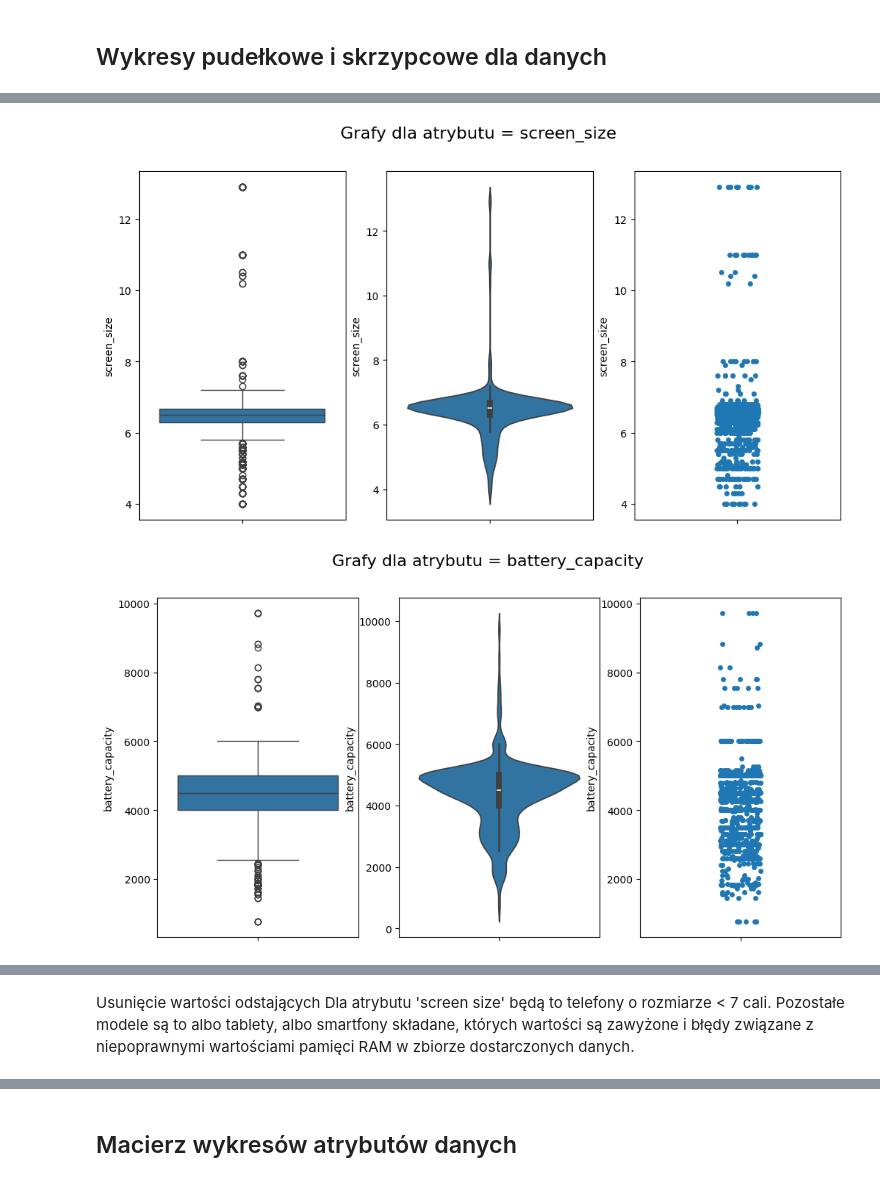
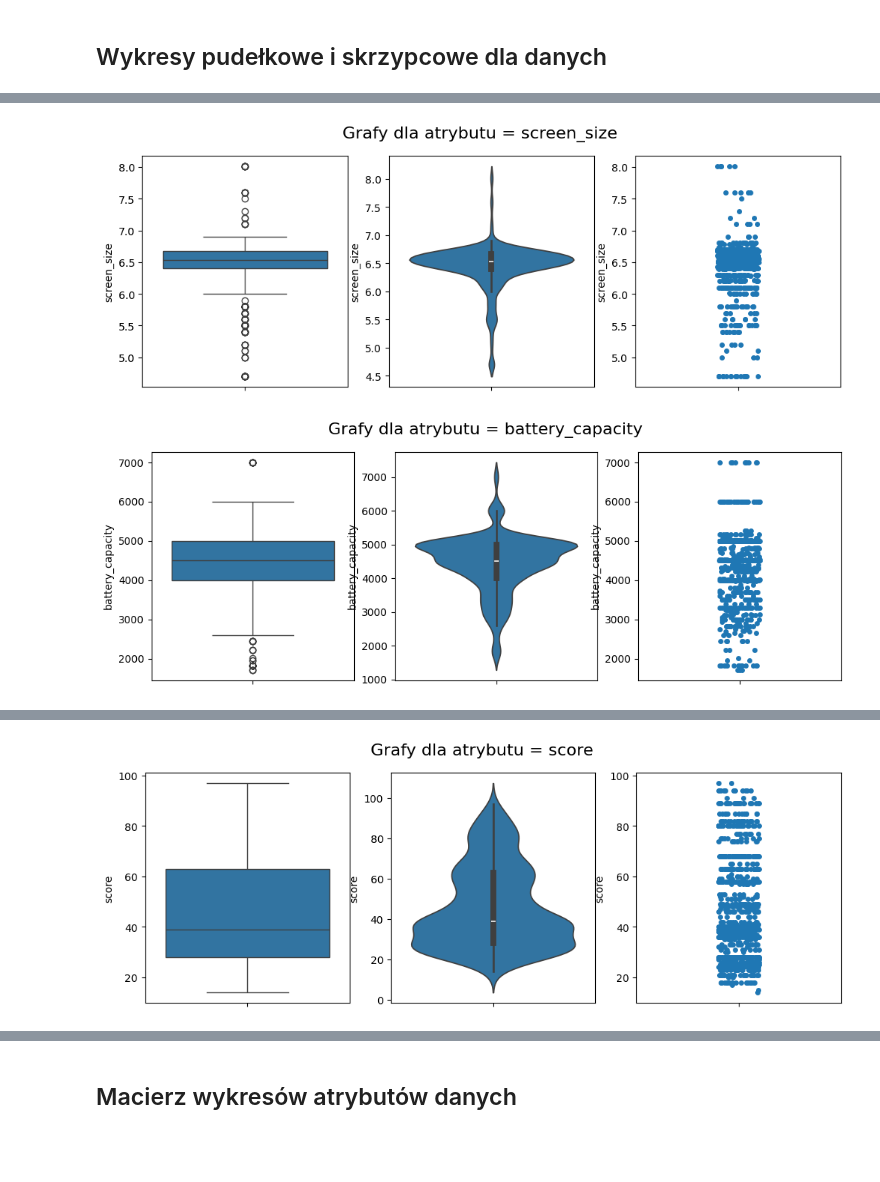
Before and after one commit to Winter-end/Smartphone-pricing, a Jupyter notebook: exploratory-analysis/Analysis.ipynb, the cells around one changed output, grey strips where cells are left out. Drawn from its saved outputs; the diff is of its cells as text; code cells hidden in the pictures; blank space fills up the shorter version.

```diff
--- a/exploratory-analysis/Analysis.ipynb
+++ b/exploratory-analysis/Analysis.ipynb
@@ -41,0 +158,7 @@ df
+# %%
+def add_G_to_snapdragon_750(s):
+    if s == 'Snapdragon 750':
+        return s+'G'
+    return s
+
+df['processor'] = df['processor'].apply(add_G_to_snapdragon_750)
@@ -41,0 +167,7 @@ df
+# %%
+df = pd.merge(df, dd, how = 'left', on = 'processor')
+#print(dg[dg['brand_name'] == 'APPLE'])
+print("Obiektów przed scaleniem: ", len(df))
+
+df = df.dropna(how = "any")
+print("Obiektów po scaleniu: ", len(df))
@@ -88,3 +232,5 @@ df = df.drop(columns = 'rare_camera')
+# %%
+df = df[~df['model'].str.contains('Pad|Tab', na=False)]
 # %% [markdown]
 Usunięcie kolumn, które nie posiadały żadnych zgodnych liczb
 # %%
@@ -252,23 +330,27 @@ print(df)
+# %%
+# zresetowanie indeksów
+df = df.reset_index()
+df = df.drop(columns = ['index'])     # usunięcie starego indeksowania
 # %%
-for attr in ['screen_size', 'battery_capacity', 'ram', 'internal_storage', 'price', 'front_camera', 'main_camera', 'sum_MP', 'num_cameras']:
+for attr in ['screen_size', 'battery_capacity', 'ram', 'internal_storage', 'price', 'front_camera', 'main_camera', 'sum_MP', 'num_cameras', 'score']:
     dane = df[attr]
 
-    plt.figure(figsize=(12, 6))
+    plt.figure(figsize=(12, 4))
     plt.suptitle(f'Grafy dla atrybutu = {attr}', fontsize=16)
 
     plt.subplot(1, 3, 1)
-    plt.xticks(rotation=45, ha='right')
+    plt.xticks(ha='right')
     sns.boxplot(data=dane)
 
     plt.subplot(1, 3, 2)
-    plt.xticks(rotation=45, ha='right')
+    plt.xticks(ha='right')
     sns.violinplot(data=dane)
 
     plt.subplot(1, 3, 3)
-    plt.xticks(rotation=45, ha='right')
+    plt.xticks(ha='right')
     sns.stripplot(data=dane)
 
     plt.show()
 # %% [output]
-[figure, old version]
+[figure, new version]
-[figure, old version]
+[figure, new version]
@@ -282,3 +364 @@ for attr in ['screen_size', 'battery_capacity', 'ram', 'internal_storage', 'pric
+[figure, added]
-# %% [markdown]
-Usunięcie wartości odstających
-Dla atrybutu 'screen size' będą to telefony o rozmiarze < 7 cali. Pozostałe modele są to albo tablety, albo smartfony składane, których wartości są zawyżone i błędy związane z niepoprawnymi wartościami pamięci RAM w zbiorze dostarczonych danych.
```
Also changed, not shown: parts of 114 cells of this notebook.
